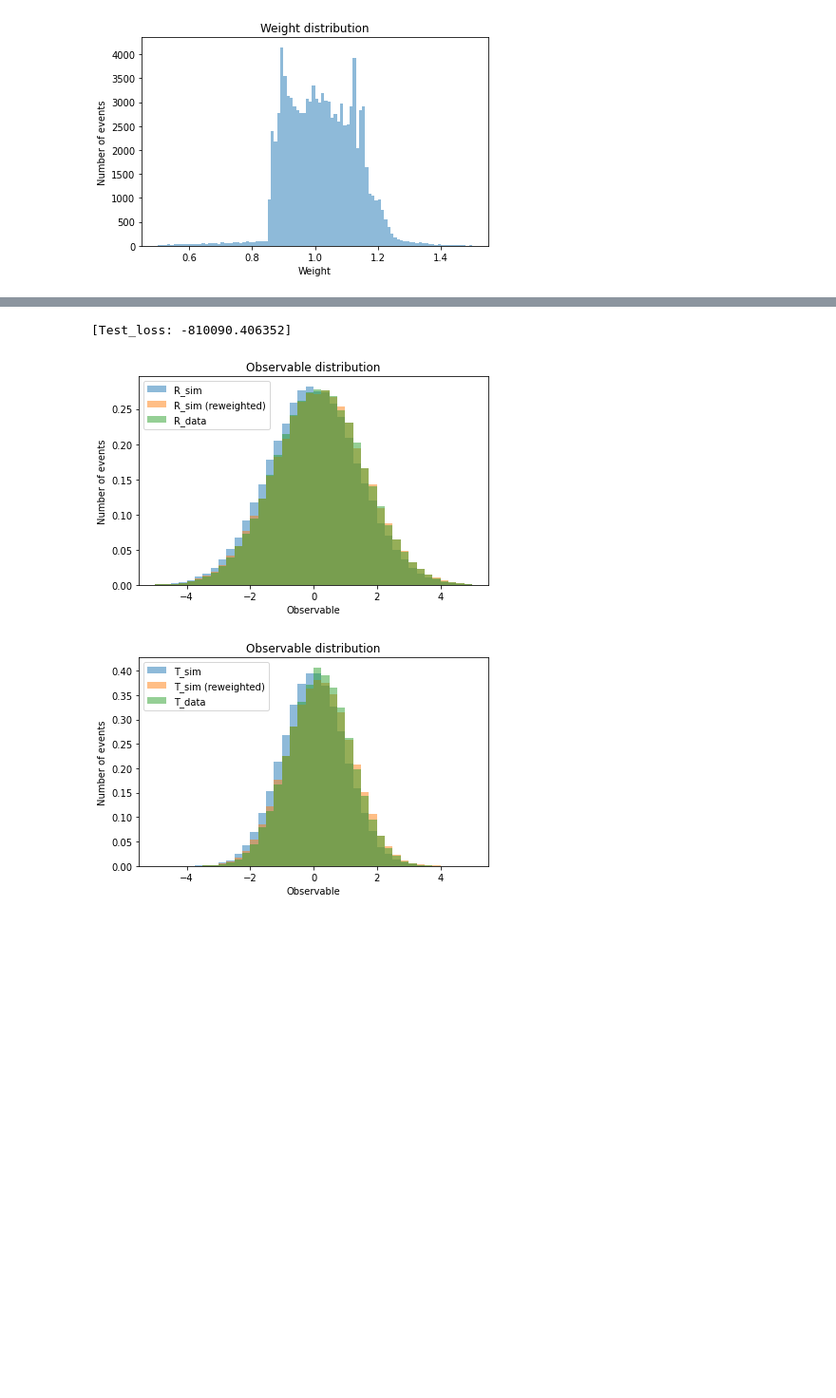
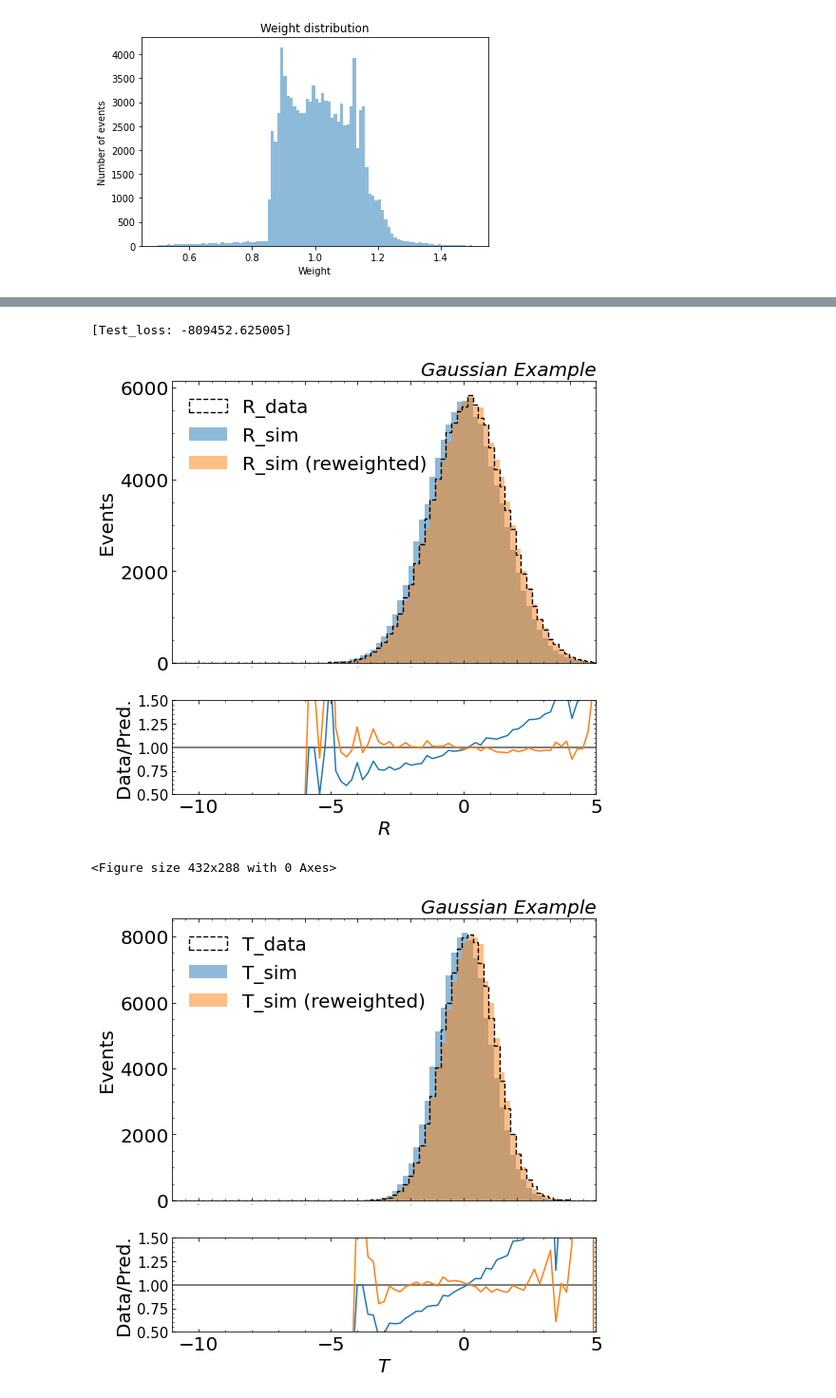
Before and after one commit to jaychan-hep/UnbinnedProfiledUnfolding, a Jupyter notebook: UnbinnedProfiledUnfolding.ipynb, the cells around one changed output, grey strips where cells are left out. Shown at 95% size. Cells and saved outputs as stored; diff of their text form; code cells hidden in the pictures; blank space fills up the shorter version.

Commit message:
Save ratio plots

```diff
--- a/UnbinnedProfiledUnfolding.ipynb
+++ b/UnbinnedProfiledUnfolding.ipynb
@@ -568,0 +629,8 @@ Early stopping! Restore state at epoch 19.
+# %%
+### PLEASE ENTER A NEW MODEL NAME FOR W0 ###
+w0_model_name = 'w0_v1_09282022'
+
+w0_model_network = w0_network().double().to(dvc)
+optimizer = optim.Adam(w0_model_network.parameters())
+train_w0(w0_dataloader_train, w0_dataloader_test, w0_model_network, w1_model_analytic, loss_fn, optimizer)
+torch.save(w0_model_network, f'model/w0/{w0_model_name}.pth')
@@ -569,37 +655,30 @@ Early stopping! Restore state at epoch 19.
 # %%
+w0_model_network = torch.load('model/w0/w0_v1_09282022.pth')
+
 Ts, Rs, Ws, W0s, W1s = test_w0(w0_dataloader_test, w0_model_network, w1_model_analytic, loss_fn)
 Ts, Rs, Ws, W0s, W1s = Ts.cpu().numpy(), Rs.cpu().numpy(), Ws.cpu().numpy(), W0s.cpu().numpy(), W1s.cpu().numpy()
 
-plt.hist(Rs, range=(-5, 5), density=True, bins=40, label="R_sim", alpha=0.5)
-plt.hist(Rs, weights=Ws, range=(-5, 5), density=True, bins=40, label="R_sim (reweighted)", alpha=0.5)
-plt.hist(R_data, range=(-5, 5), density=True, bins=40, label="R_data", alpha=0.5)
-plt.xlabel('Observable')
-plt.ylabel('Number of events')
-plt.title(r'Observable distribution')
-plt.legend(loc='upper left')#, framealpha=0)
-plt.tight_layout()
-plt.show()
-plt.clf()
+cpwr = comparison_plots_with_ratio(-11, 5, 80, xlabel=r"$R$", density=False, save_name="Compare_R_09282022")
+cpwr.add_data(R_data, label="R_data", target=True, color='black', histtype="step", ls="--", lw=1.4)
+cpwr.add_data(Rs, label="R_sim", alpha=0.5, color='tab:blue')
+cpwr.add_data(Rs, weights=Ws, label="R_sim (reweighted)", alpha=0.5, color='tab:orange')
+cpwr.show()
 
-plt.hist(Ts, range=(-5, 5), density=True, bins=40, label="T_sim", alpha=0.5)
-plt.hist(Ts, weights=W0s, range=(-5, 5), density=True, bins=40, label="T_sim (reweighted)", alpha=0.5)
-plt.hist(T_data, range=(-5, 5), density=True, bins=40, label="T_data", alpha=0.5)
-plt.xlabel('Observable')
-plt.ylabel('Number of events')
-plt.title(r'Observable distribution')
-plt.legend(loc='upper left')#, framealpha=0)
-plt.tight_layout()
-plt.show()
-plt.clf()
+cpwr = comparison_plots_with_ratio(-11, 5, 80, xlabel=r"$T$", density=False, save_name="Compare_T_09282022")
+cpwr.add_data(T_data, label="T_data", target=True, color='black', histtype="step", ls="--", lw=1.4)
+cpwr.add_data(Ts, label="T_sim", alpha=0.5, color='tab:blue')
+cpwr.add_data(Ts, weights=W0s, label="T_sim (reweighted)", alpha=0.5, color='tab:orange')
+cpwr.show()
 
 plt.hist(Ws, density=False, bins=100, label="R_sim", alpha=0.5)
 plt.xlabel('Weight')
 plt.ylabel('Number of events')
 plt.title(r'Weight distribution')
 # plt.legend(loc='upper left')#, framealpha=0)
 plt.tight_layout()
 plt.show()
 # %% [output]
-[Test_loss: -810090.406352]
+[Test_loss: -809452.625005]
-[figure, old version]
+[figure, new version]
+<Figure size 432x288 with 0 Axes>
-[figure, old version]
+[figure, new version]
```
Also changed, not shown: parts of 7 cells of this notebook.
